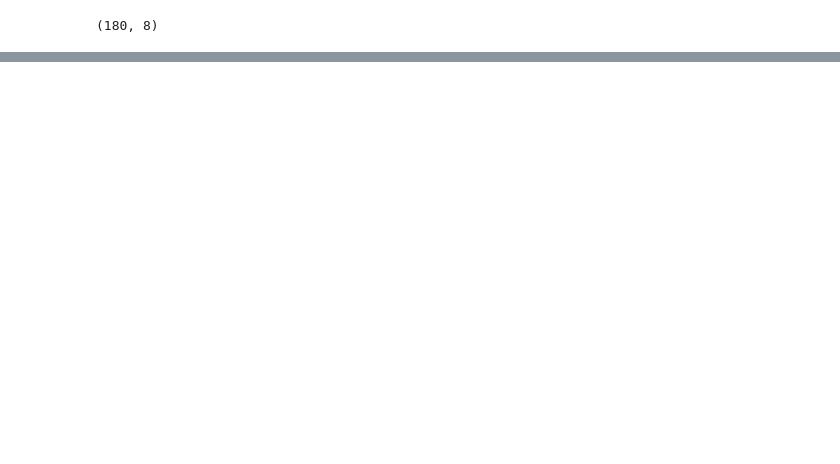
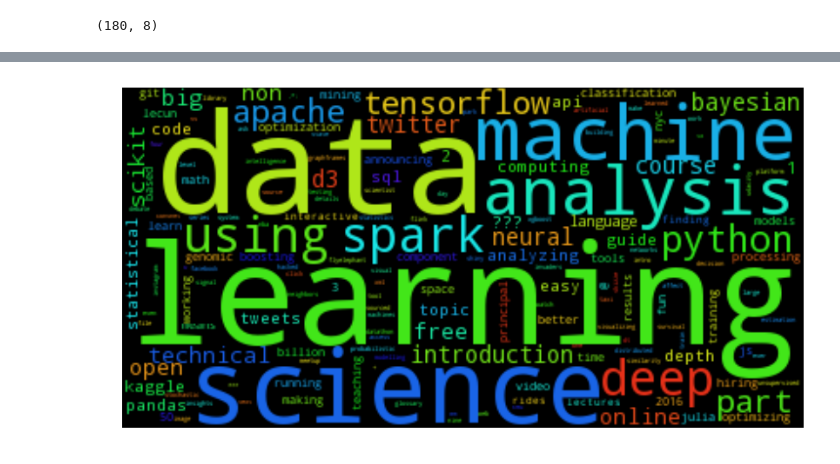
Before and after one commit to jithurjacob/machine-learning, a Jupyter notebook: text_mining/Model.ipynb, the cells around one changed output, grey strips where cells are left out. Saved outputs shown, nothing was run; the diff lists cells and outputs as text; code cells hidden in the pictures; blank space fills up the shorter version.

Commit message:
Adding tfidf

```diff
--- a/text_mining/Model.ipynb
+++ b/text_mining/Model.ipynb
@@ -125,0 +142,2 @@ dtype: int64
+# %%
+df_tfidf.sort(columns='tfidf',ascending=True,inplace=True)
@@ -125,0 +153,2 @@ dtype: int64
+# %%
+df_tfidf.replace(to_replace=0.0,value=0.1,inplace=True)
@@ -125,0 +157,4 @@ dtype: int64
+# %%
+wordcloud = WordCloud()
+# %%
+word_tfidf = df_tfidf.set_index('word')['tfidf'].to_dict()
@@ -125,0 +181,8 @@ dtype: int64
+# %%
+wordcloud.generate_from_frequencies(word_tfidf.items())
+plt.figure(figsize=(14,10))
+plt.imshow(wordcloud)
+plt.axis("off")
+plt.show()
+# %% [output]
+[figure, added]
```
Also changed, not shown: parts of 19 cells of this notebook, 1 other file.
